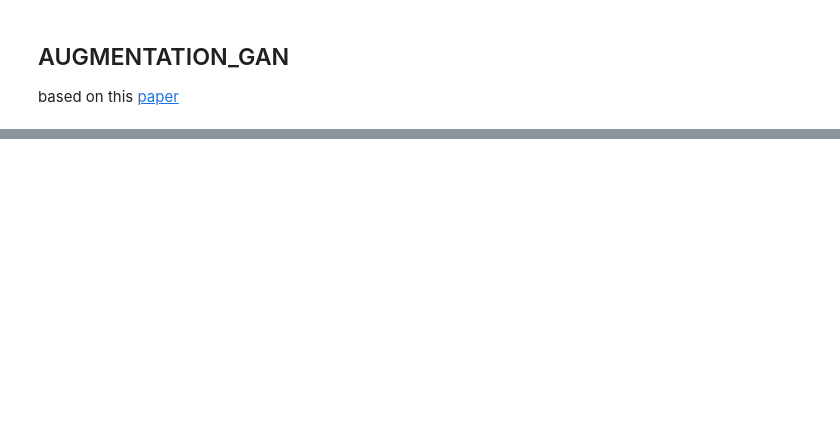
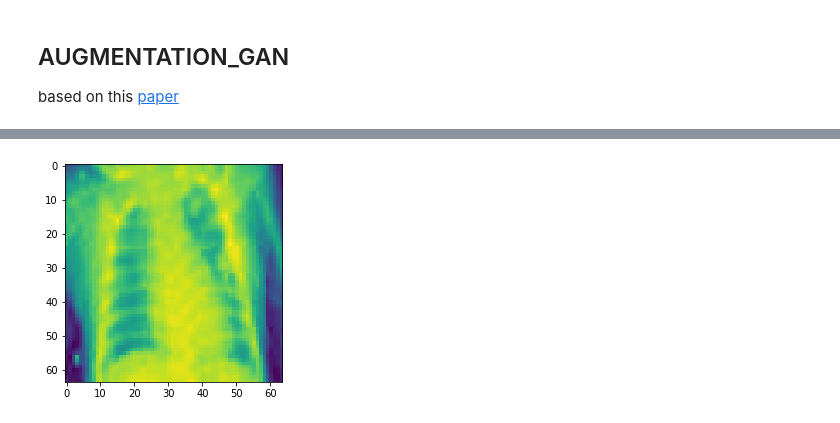
Before and after one commit to rossettisimone/AUGMENTATION_GAN, a Jupyter notebook: CNN.ipynb, the cells around one changed output, grey strips where cells are left out. Drawn from its saved outputs; the diff is of its cells as text; code cells hidden in the pictures; blank space fills up the shorter version.

```diff
--- a/CNN.ipynb
+++ b/CNN.ipynb
@@ -160,0 +209,4 @@ covid pneumonia_bac covid pneumonia_bac covid covid pneumonia_bac pneumonia_bac
+# %%
+imshow(images[np.random.randint(0,batch_size_train)])
+# %% [output]
+[figure, added]
```
Also changed, not shown: parts of 29 cells of this notebook.
